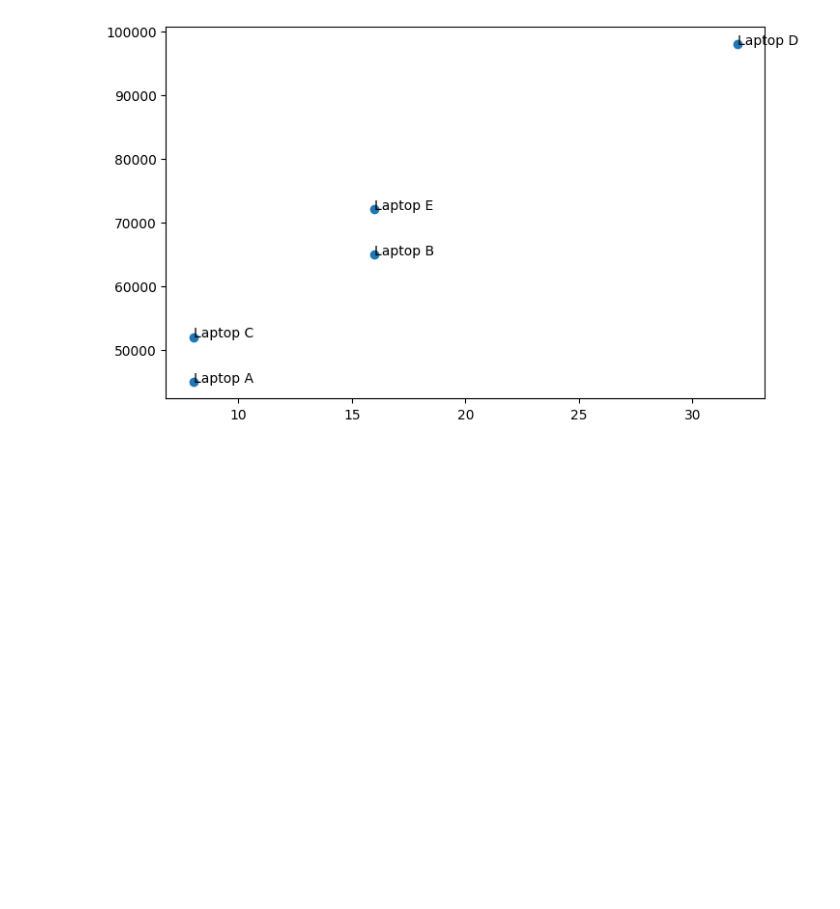
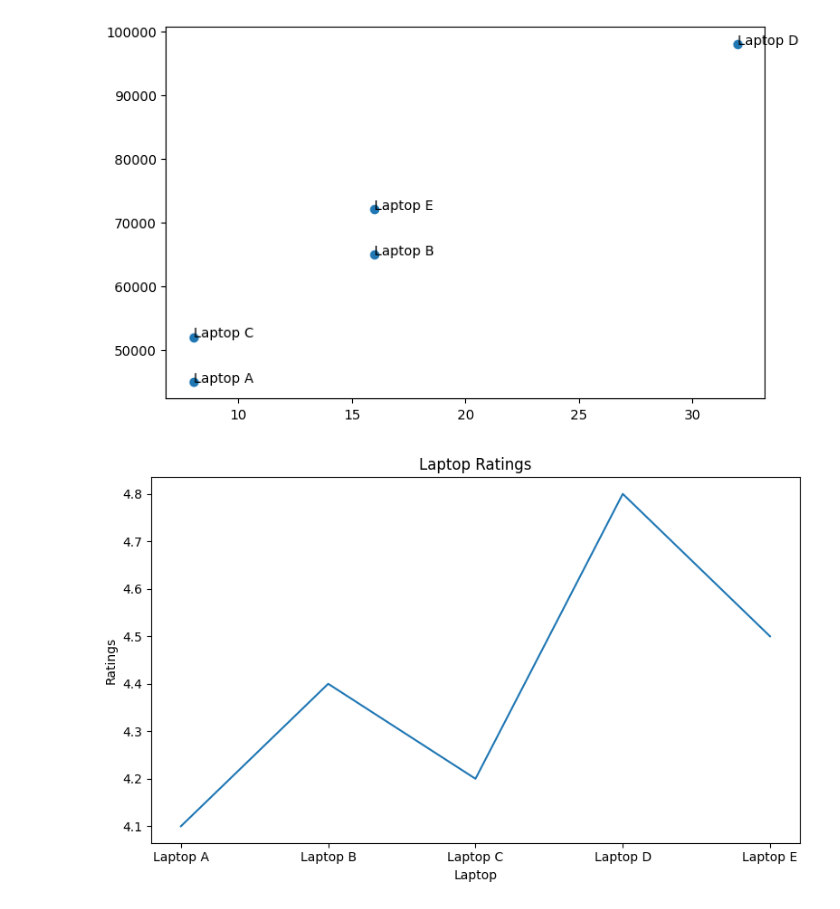
Before and after one commit to Shrajal-sahu-18/Data_Visulization, a Jupyter notebook: practice.ipynb, the cells around one changed output. Cells and saved outputs as stored; diff of their text form; code cells hidden in the pictures; blank space fills up the shorter version.

Commit message:
Laptop Ratings

```diff
--- a/practice.ipynb
+++ b/practice.ipynb
@@ -44,3 +44,13 @@ for x, y, m in zip(ram, price, models):
     plt.annotate(m, (x, y))
 # %% [output]
 [figure]
+# %%
+plt.figure(figsize=(8,5))
+plt.plot(models, ratings)
+
+plt.xlabel("Laptop")
+plt.ylabel("Ratings")
+plt.title("Laptop Ratings")
+plt.tight_layout()
+# %% [output]
+[figure, added]
```
